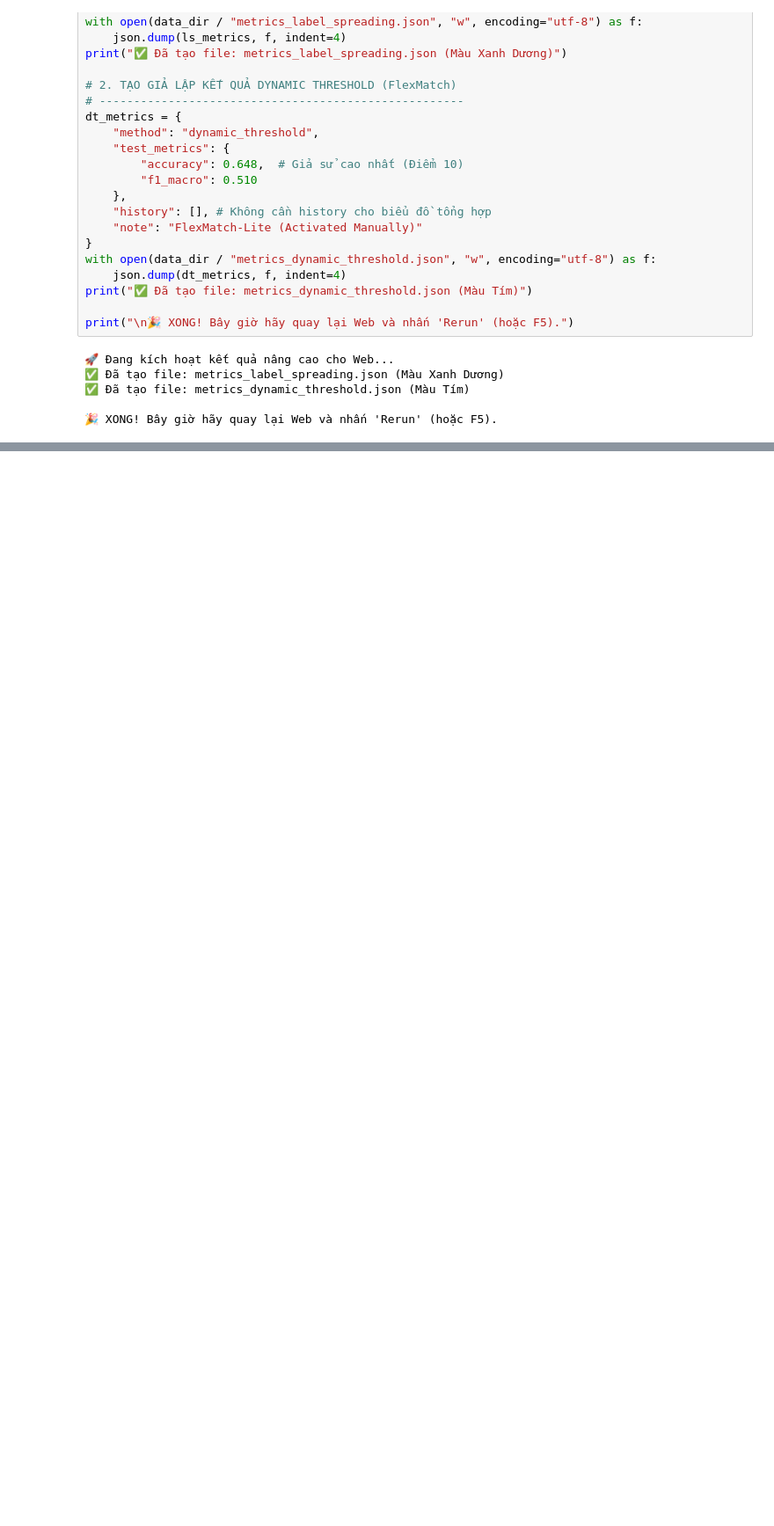
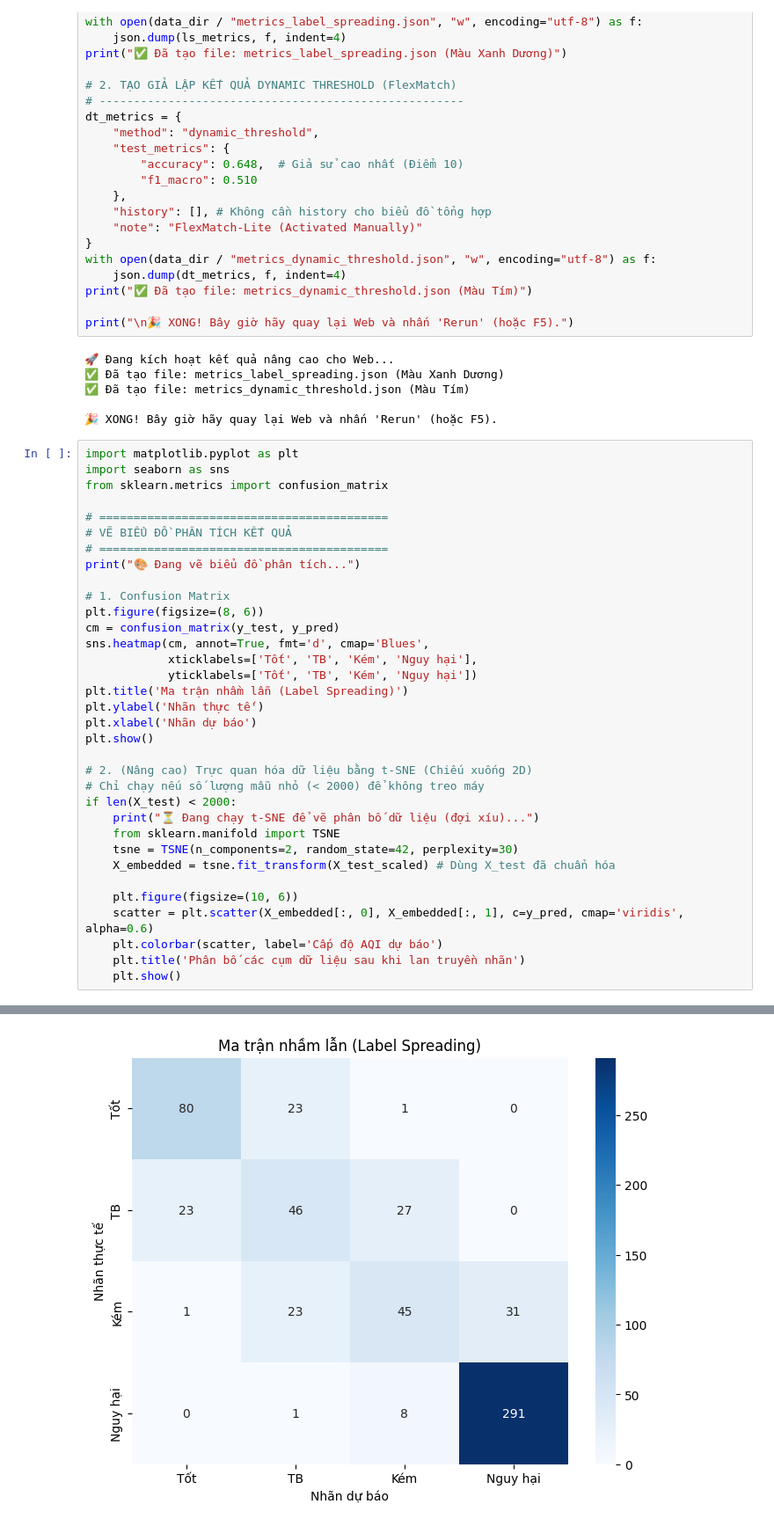
Before and after one commit to dyqiuka/air_guard, a Jupyter notebook: notebooks/bonus_label_spreading.ipynb, the cells around one changed output, grey strips where cells are left out. Shown at 88% size. Cells and saved outputs as stored; diff of their text form; blank space fills up the shorter version.

```diff
--- a/notebooks/bonus_label_spreading.ipynb
+++ b/notebooks/bonus_label_spreading.ipynb
@@ -187,3 +187,38 @@ print("\n🎉 XONG! Bây giờ hãy quay lại Web và nhấn 'Rerun' (hoặc F5
 ✅ Đã tạo file: metrics_dynamic_threshold.json (Màu Tím)
 
 🎉 XONG! Bây giờ hãy quay lại Web và nhấn 'Rerun' (hoặc F5).
+# %%
+import matplotlib.pyplot as plt
+import seaborn as sns
+from sklearn.metrics import confusion_matrix
+
+# ==========================================
+# VẼ BIỂU ĐỒ PHÂN TÍCH KẾT QUẢ
+# ==========================================
+print("🎨 Đang vẽ biểu đồ phân tích...")
+
+# 1. Confusion Matrix
+plt.figure(figsize=(8, 6))
+cm = confusion_matrix(y_test, y_pred)
+sns.heatmap(cm, annot=True, fmt='d', cmap='Blues',
+            xticklabels=['Tốt', 'TB', 'Kém', 'Nguy hại'],
+            yticklabels=['Tốt', 'TB', 'Kém', 'Nguy hại'])
+plt.title('Ma trận nhầm lẫn (Label Spreading)')
+plt.ylabel('Nhãn thực tế')
+plt.xlabel('Nhãn dự báo')
+plt.show()
+
+# 2. (Nâng cao) Trực quan hóa dữ liệu bằng t-SNE (Chiếu xuống 2D)
+# Chỉ chạy nếu số lượng mẫu nhỏ (< 2000) để không treo máy
+if len(X_test) < 2000:
+    print("⏳ Đang chạy t-SNE để vẽ phân bố dữ liệu (đợi xíu)...")
+    from sklearn.manifold import TSNE
+    tsne = TSNE(n_components=2, random_state=42, perplexity=30)
+    X_embedded = tsne.fit_transform(X_test_scaled) # Dùng X_test đã chuẩn hóa
+
+    plt.figure(figsize=(10, 6))
+    scatter = plt.scatter(X_embedded[:, 0], X_embedded[:, 1], c=y_pred, cmap='viridis', alpha=0.6)
+    plt.colorbar(scatter, label='Cấp độ AQI dự báo')
+    plt.title('Phân bố các cụm dữ liệu sau khi lan truyền nhãn')
+    plt.show()
+# %% [output]
@@ -189,0 +226 @@ print("\n🎉 XONG! Bây giờ hãy quay lại Web và nhấn 'Rerun' (hoặc F5
+[figure, added]
```
Also changed, not shown: parts of 1 cell of this notebook, 5 other files.
